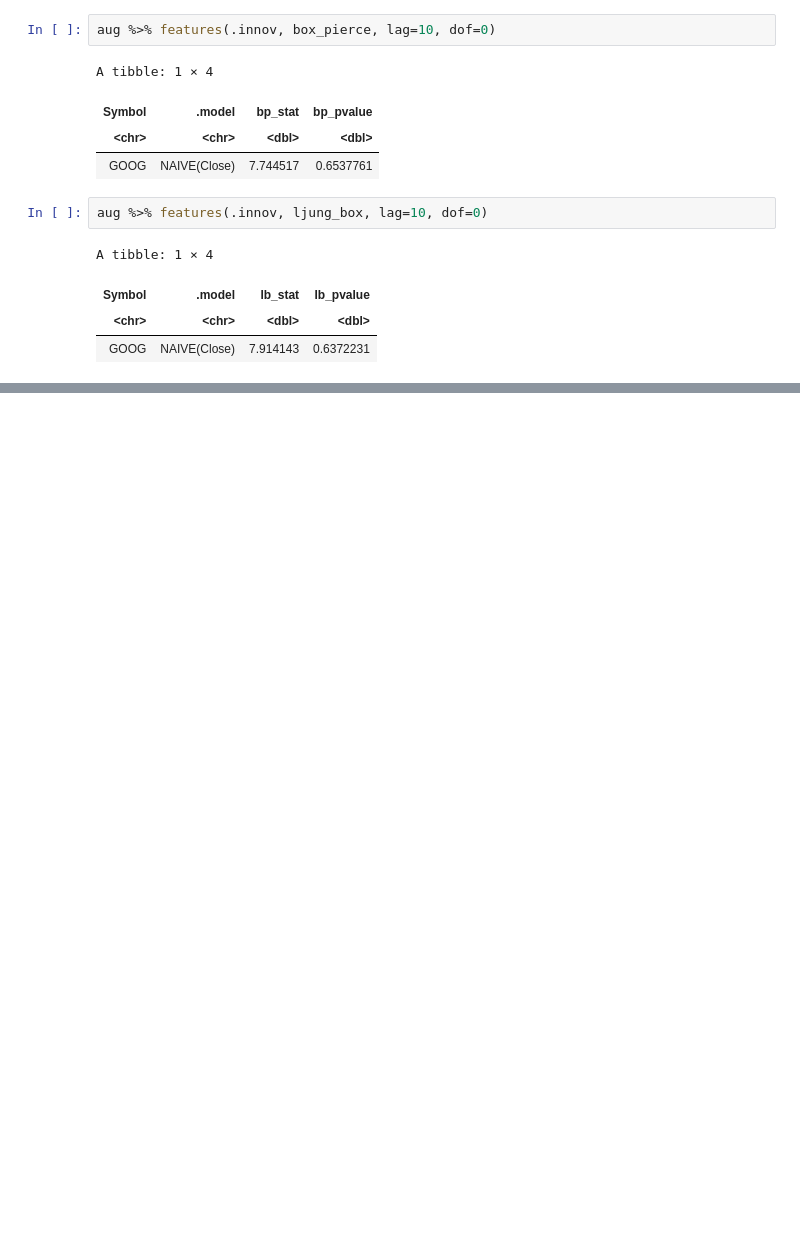
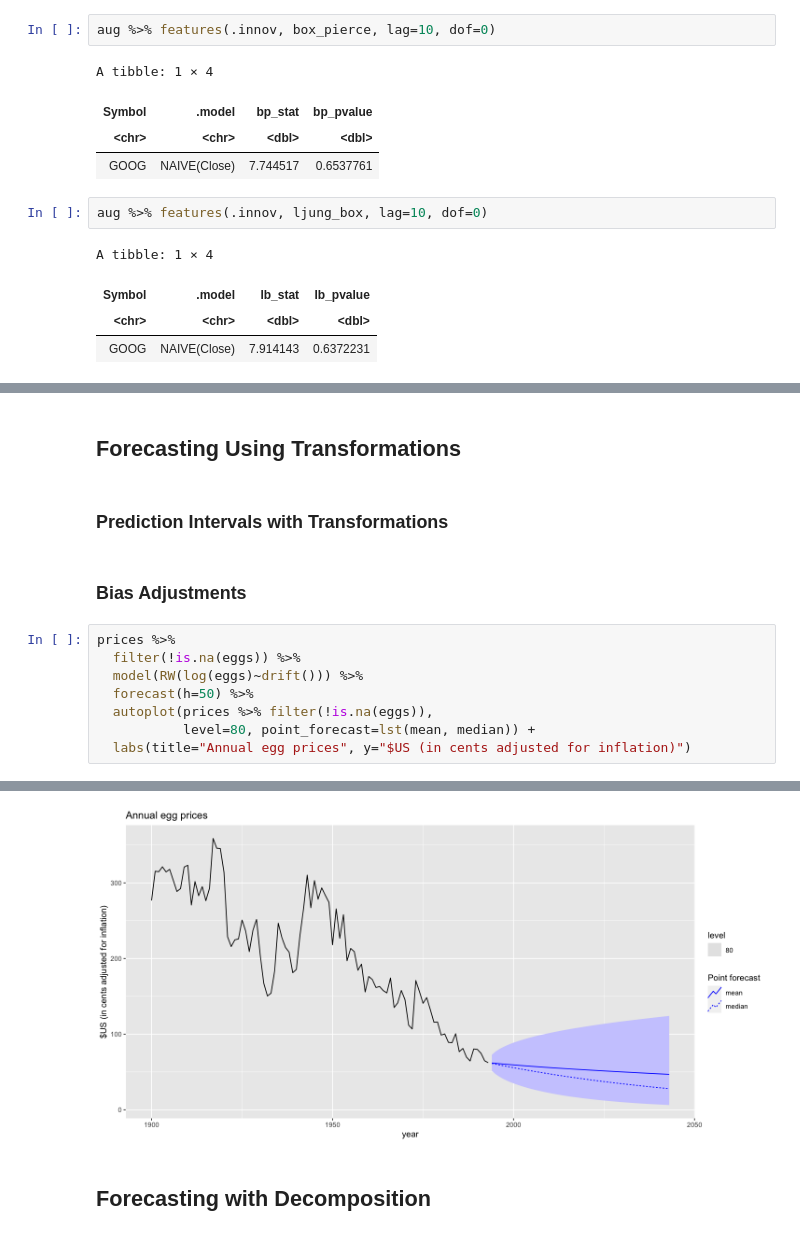
Before and after one commit to antounes/fpp3, a Jupyter notebook: 5_forecasters_toolbox.ipynb, the cells around one changed output, grey strips where cells are left out. Drawn from its saved outputs; the diff is of its cells as text; blank space fills up the shorter version.

```diff
--- a/5_forecasters_toolbox.ipynb
+++ b/5_forecasters_toolbox.ipynb
@@ -333,0 +456,15 @@ A tibble: 1 × 4
+# %% [markdown]
+## Forecasting Using Transformations
+# %% [markdown]
+### Prediction Intervals with Transformations
+# %% [markdown]
+### Bias Adjustments
+# %%
+prices %>%
+  filter(!is.na(eggs)) %>%
+  model(RW(log(eggs)~drift())) %>%
+  forecast(h=50) %>%
+  autoplot(prices %>% filter(!is.na(eggs)),
+           level=80, point_forecast=lst(mean, median)) +
+  labs(title="Annual egg prices", y="$US (in cents adjusted for inflation)")
+# %% [output]
@@ -333,0 +473,3 @@ A tibble: 1 × 4
+[figure, added]
+# %% [markdown]
+## Forecasting with Decomposition
```
Also changed, not shown: parts of 18 cells of this notebook.
